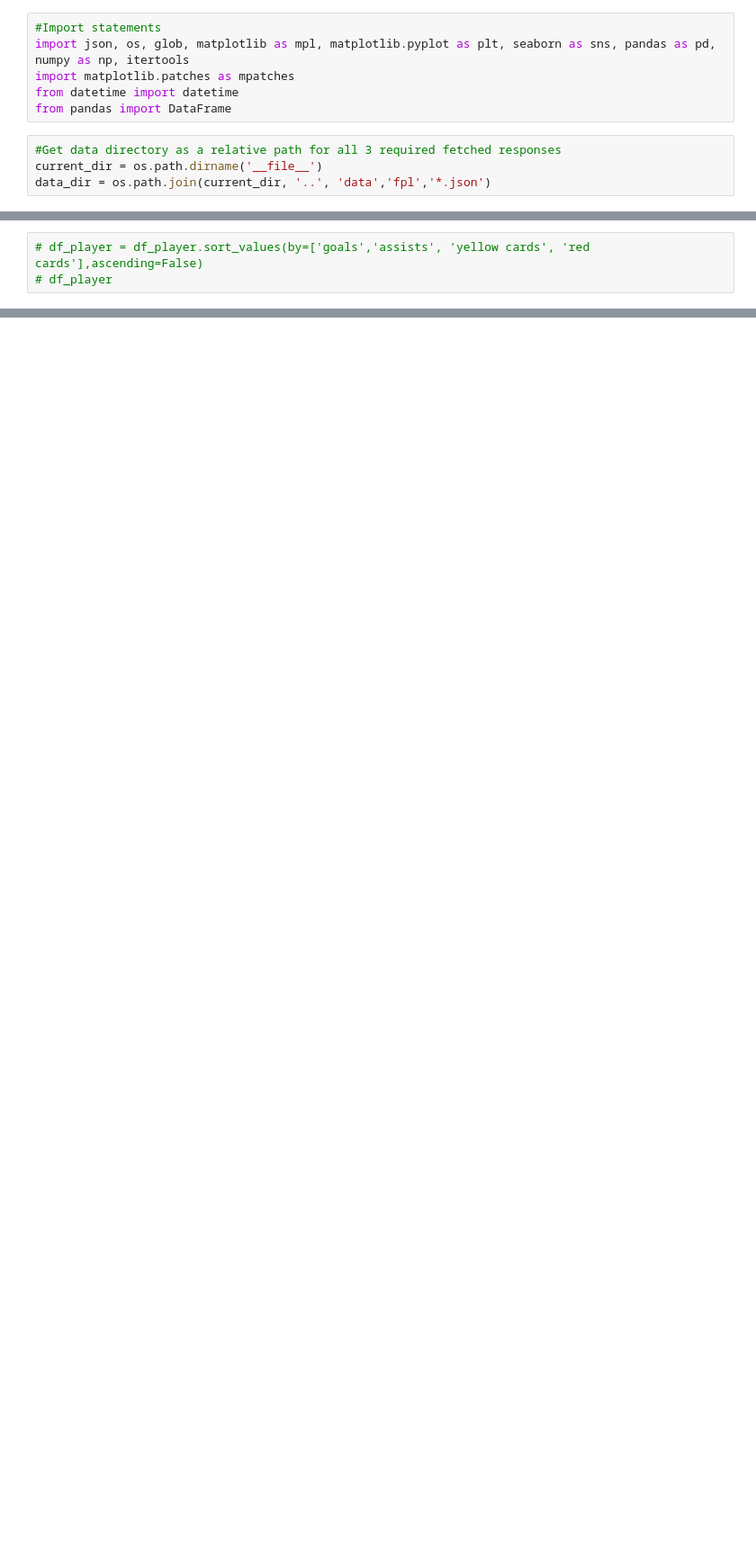
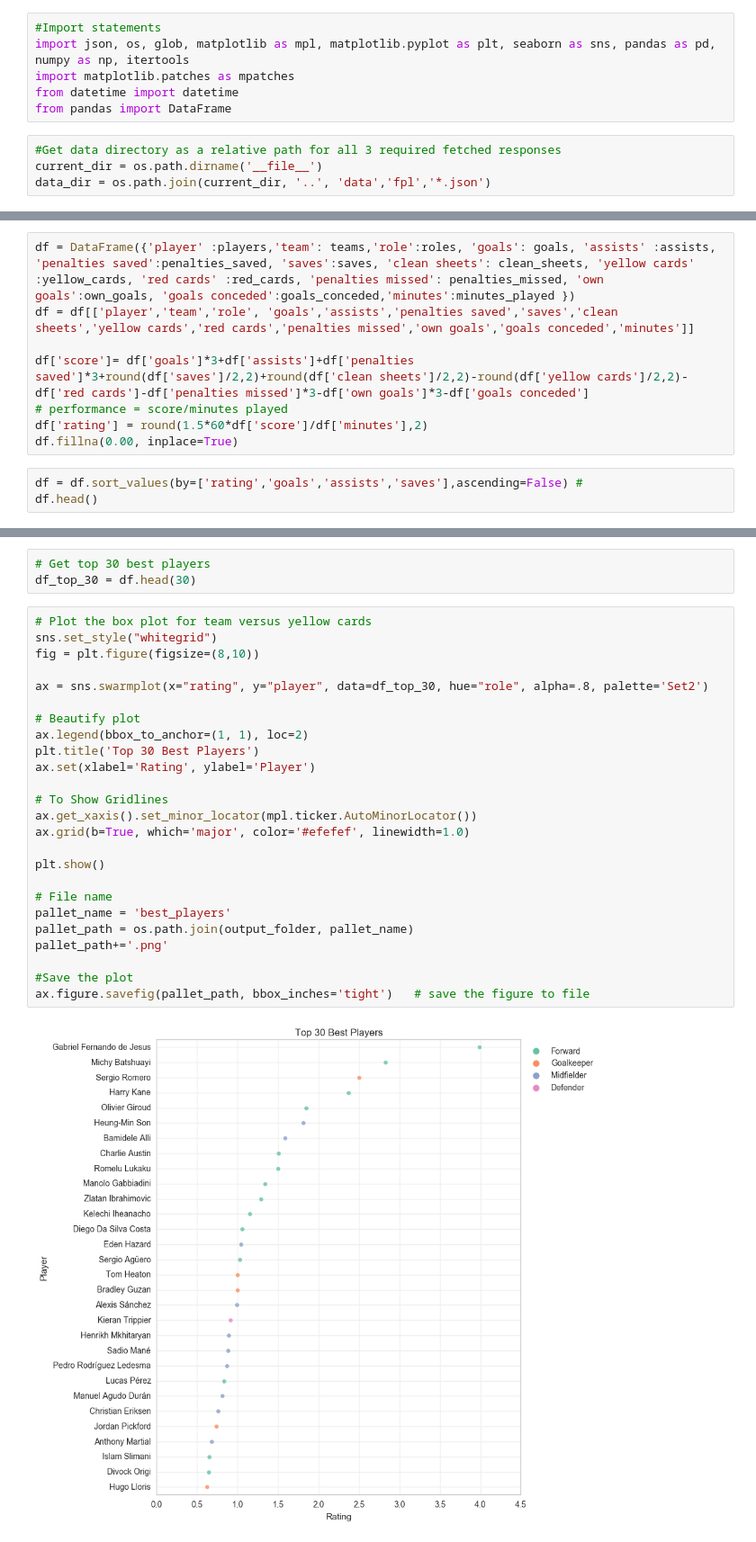
Before and after one commit to deshpandega/deshpande_gaurang_spring2017, a Jupyter notebook: final/analysis/ana_3.ipynb, the cells around one changed output, grey strips where cells are left out. Shown at 90% size. Drawn from its saved outputs; the diff is of its cells as text; blank space fills up the shorter version.

Commit message:
completing third analysis and adding output

```diff
--- a/final/analysis/ana_3.ipynb
+++ b/final/analysis/ana_3.ipynb
@@ -95,3 +100,11 @@ NameError: name 'glob' is not defined
+# %%
+df = DataFrame({'player' :players,'team': teams,'role':roles, 'goals': goals, 'assists' :assists, 'penalties saved':penalties_saved, 'saves':saves, 'clean sheets': clean_sheets, 'yellow cards' :yellow_cards, 'red cards' :red_cards, 'penalties missed': penalties_missed, 'own goals':own_goals, 'goals conceded':goals_conceded,'minutes':minutes_played })
+df = df[['player','team','role', 'goals','assists','penalties saved','saves','clean sheets','yellow cards','red cards','penalties missed','own goals','goals conceded','minutes']]
+
+df['score']= df['goals']*3+df['assists']+df['penalties saved']*3+round(df['saves']/2,2)+round(df['clean sheets']/2,2)-round(df['yellow cards']/2,2)-df['red cards']-df['penalties missed']*3-df['own goals']*3-df['goals conceded']
+# performance = score/minutes played
+df['rating'] = round(1.5*60*df['score']/df['minutes'],2)
+df.fillna(0.00, inplace=True)
 # %%
-# df_player = df_player.sort_values(by=['goals','assists', 'yellow cards', 'red cards'],ascending=False)
-# df_player
+df = df.sort_values(by=['rating','goals','assists','saves'],ascending=False) #
+df.head()
@@ -97,0 +136,30 @@ NameError: name 'glob' is not defined
+# %%
+# Get top 30 best players
+df_top_30 = df.head(30)
+# %%
+# Plot the box plot for team versus yellow cards
+sns.set_style("whitegrid")
+fig = plt.figure(figsize=(8,10))
+
+ax = sns.swarmplot(x="rating", y="player", data=df_top_30, hue="role", alpha=.8, palette='Set2')
+
+# Beautify plot
+ax.legend(bbox_to_anchor=(1, 1), loc=2)
+plt.title('Top 30 Best Players')
+ax.set(xlabel='Rating', ylabel='Player')
+
+# To Show Gridlines
+ax.get_xaxis().set_minor_locator(mpl.ticker.AutoMinorLocator())
+ax.grid(b=True, which='major', color='#efefef', linewidth=1.0)
+
+plt.show()
+
+# File name
+pallet_name = 'best_players'
+pallet_path = os.path.join(output_folder, pallet_name)
+pallet_path+='.png'
+
+#Save the plot
+ax.figure.savefig(pallet_path, bbox_inches='tight')   # save the figure to file
+# %% [output]
+[figure, added]
```
Also changed, not shown: parts of 10 cells of this notebook, 2 other files.
